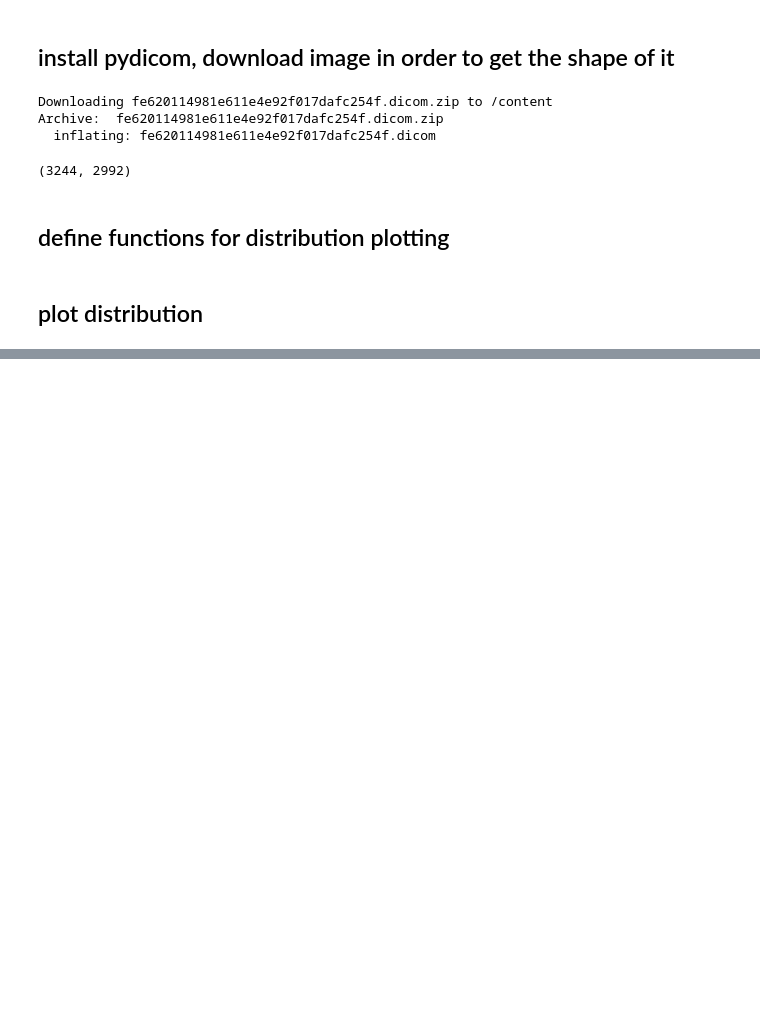
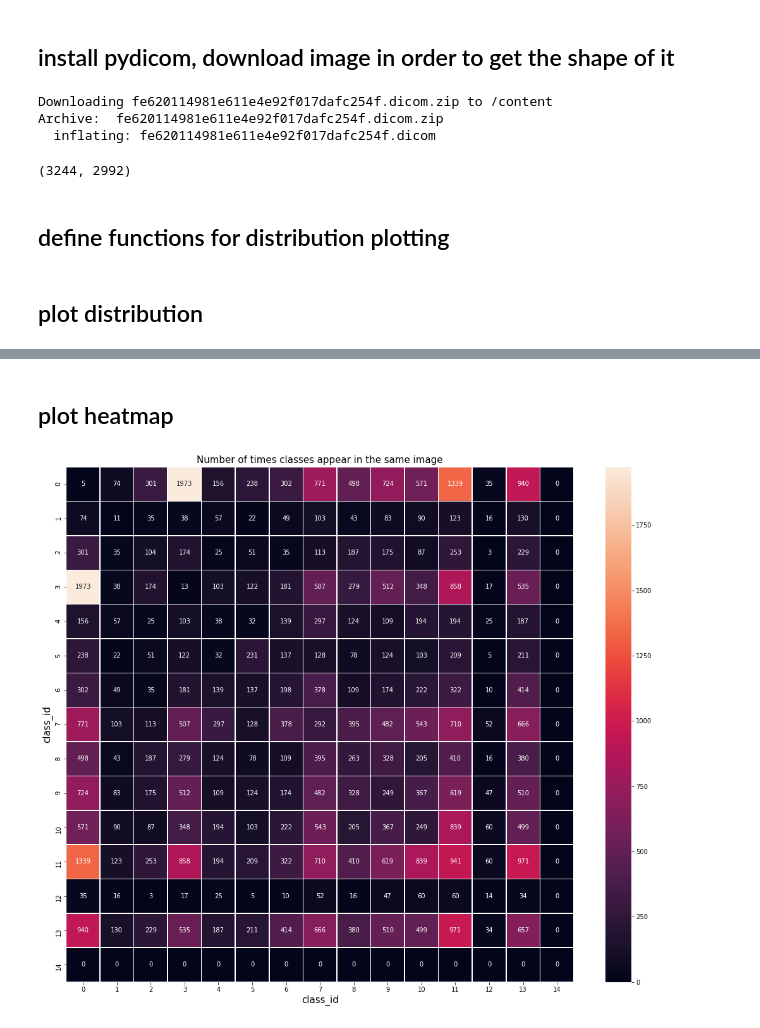
Before and after one commit to christam96/VinBigData-Abnormalities-Detection, a Jupyter notebook: Exploratory Data Analysis/center_of_bounding_box_distribution.ipynb, the cells around one changed output, grey strips where cells are left out. Cells and saved outputs as stored; diff of their text form; code cells hidden in the pictures; blank space fills up the shorter version.

```diff
--- a/Exploratory Data Analysis/center_of_bounding_box_distribution.ipynb
+++ b/Exploratory Data Analysis/center_of_bounding_box_distribution.ipynb
@@ -143,0 +161,30 @@ fig.savefig("bounding_box_distr.png")
+# %%
+number_of_classes = len(set(train_df.class_id))
+table = np.zeros((number_of_classes,number_of_classes))
+grouped = train_df.loc[:,["image_id","class_id","rad_id"]].groupby('image_id')
+for idx, group in grouped:
+  class_group = group.groupby(["class_id"])
+  classes_appeared_once = []
+  for idx_cl_id, group_cl_id in class_group:
+    unique, counts = np.unique(group_cl_id.rad_id, return_counts=True)
+    if np.max(counts) == 1:
+      classes_appeared_once.append(idx_cl_id)
+  class_group_ind = class_group.count().index
+  mesh = np.array(np.meshgrid(class_group_ind, class_group_ind))
+  combinations = mesh.T.reshape(-1, 2)
+  table[combinations[:,0],combinations[:,1]] += 1
+  table[classes_appeared_once,classes_appeared_once] -= 1
+  #break
+# %% [markdown]
+## plot heatmap
+# %%
+import seaborn as sns
+
+fig, ax = plt.subplots(figsize=(18,15))
+ax = sns.heatmap(table, annot=True, linewidths=.5, fmt='g')
+ax.set_title("Number of times classes appear in the same image", fontsize=15)
+ax.set_xlabel('class_id', fontsize = 15)
+ax.set_ylabel('class_id', fontsize = 15)
+fig.savefig("Number of times classes appear in the same image.png")
+# %% [output]
+[figure, added]
```
Also changed, not shown: parts of 6 cells of this notebook.
